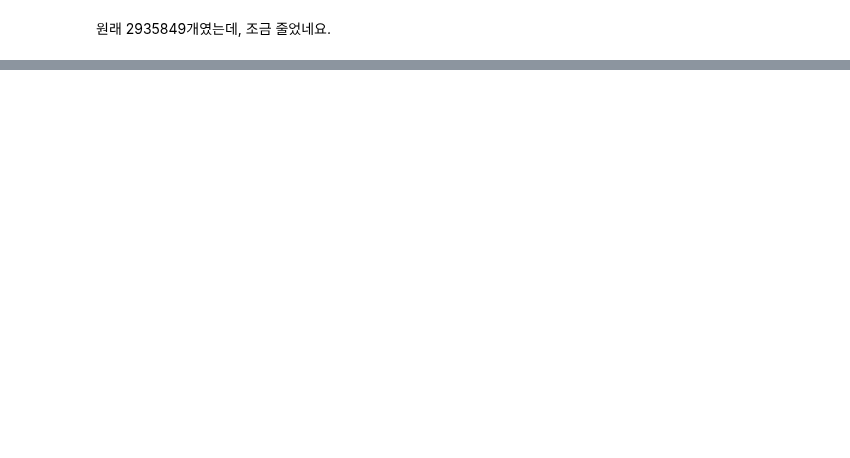
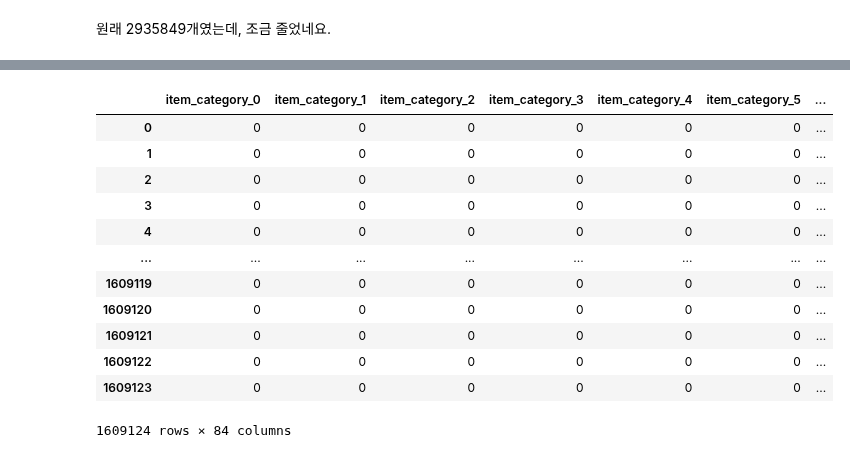
Before and after one commit to jiyeoon/aiffel, a Jupyter notebook: Hackathon/1st competition/Untitled.ipynb, the cells around one changed output, grey strips where cells are left out. Cells and saved outputs as stored; diff of their text form; code cells hidden in the pictures; blank space fills up the shorter version.

```diff
--- a/Hackathon/1st competition/Untitled.ipynb
+++ b/Hackathon/1st competition/Untitled.ipynb
@@ -434,0 +480,17 @@ Name: item_cnt_day, Length: 197, dtype: int64
+# %%
+category = pd.get_dummies(nt['item_category_id'], prefix = 'item_category')
+category
+# %% [output]
+|  | item_category_0 | item_category_1 | item_category_2 | item_category_3 | item_category_4 | item_category_5 | ... |
+| 0 | 0 | 0 | 0 | 0 | 0 | 0 | ... |
+| 1 | 0 | 0 | 0 | 0 | 0 | 0 | ... |
+| 2 | 0 | 0 | 0 | 0 | 0 | 0 | ... |
+| 3 | 0 | 0 | 0 | 0 | 0 | 0 | ... |
+| 4 | 0 | 0 | 0 | 0 | 0 | 0 | ... |
+| ... | ... | ... | ... | ... | ... | ... | ... |
+| 1609119 | 0 | 0 | 0 | 0 | 0 | 0 | ... |
+| 1609120 | 0 | 0 | 0 | 0 | 0 | 0 | ... |
+| 1609121 | 0 | 0 | 0 | 0 | 0 | 0 | ... |
+| 1609122 | 0 | 0 | 0 | 0 | 0 | 0 | ... |
+| 1609123 | 0 | 0 | 0 | 0 | 0 | 0 | ... |
+1609124 rows × 84 columns
```
Also changed, not shown: parts of 29 cells of this notebook.
